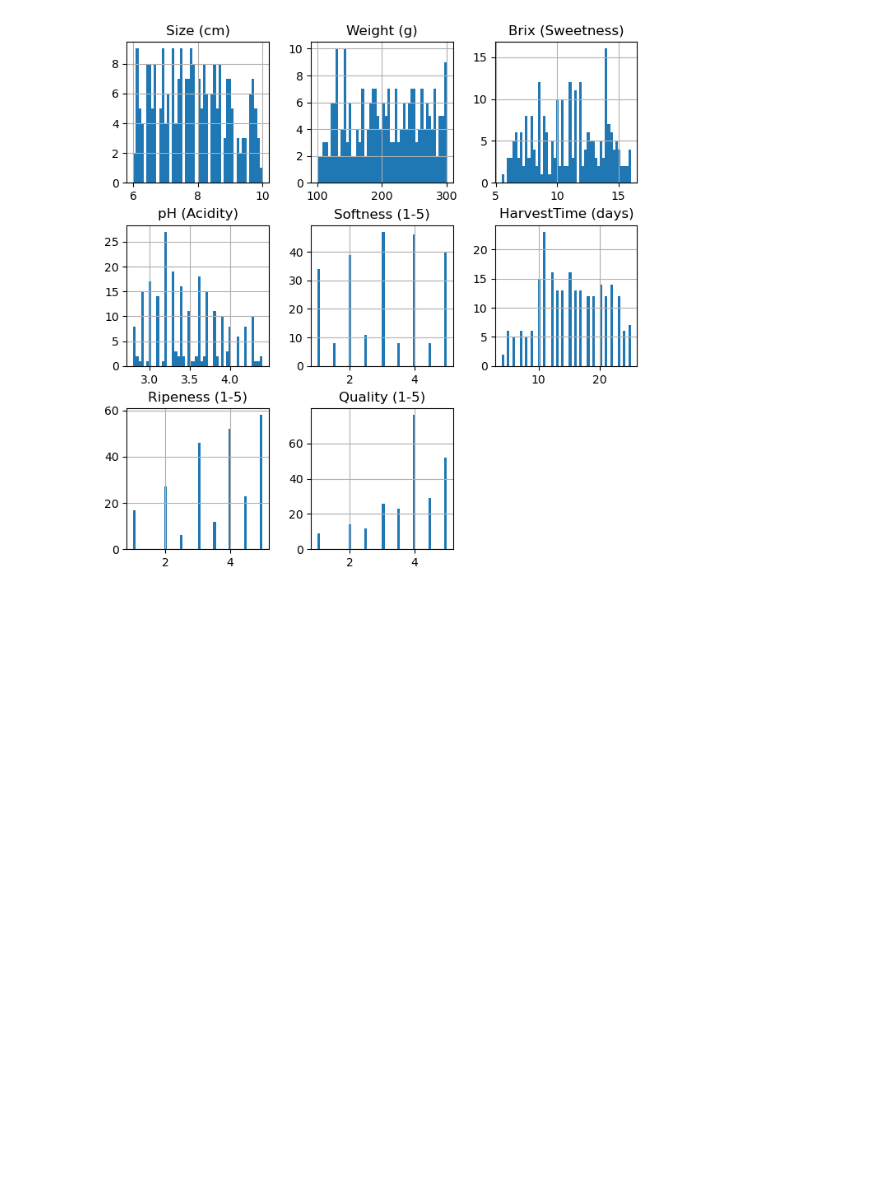
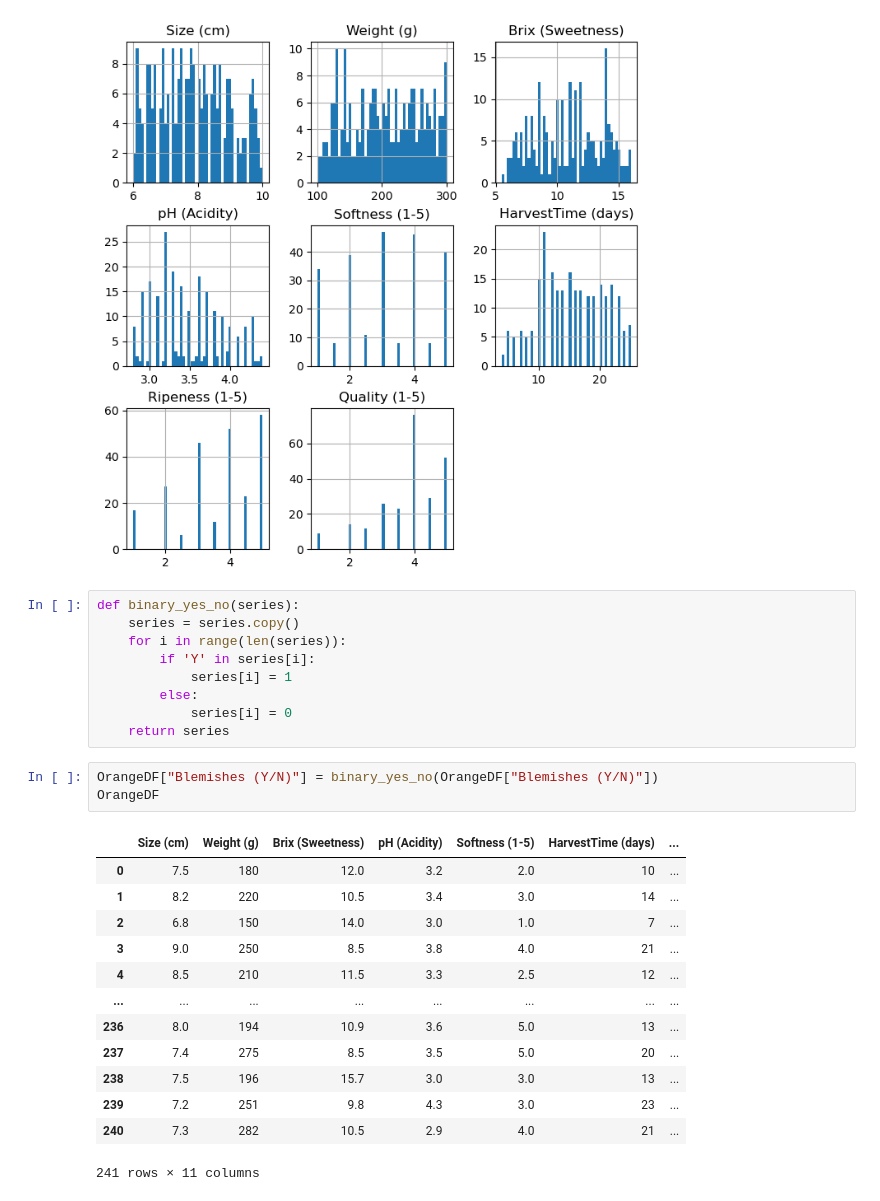
Before and after one commit to mbrwn65/OrangeAnalysis, a Jupyter notebook: orangeanalysis.ipynb, the cells around one changed output. Drawn from its saved outputs; the diff is of its cells as text; blank space fills up the shorter version.

Commit message:
Added the binary encoder function for the Blemishes column and put in a correlation matrix for the numerical columns.

```diff
--- a/orangeanalysis.ipynb
+++ b/orangeanalysis.ipynb
@@ -120,3 +120,29 @@ array([[<Axes: title={'center': 'Size (cm)'}>,
         <Axes: title={'center': 'Quality (1-5)'}>, <Axes: >]],
       dtype=object)
 [figure]
+# %%
+def binary_yes_no(series):
+    series = series.copy()
+    for i in range(len(series)):
+        if 'Y' in series[i]:
+            series[i] = 1
+        else:
+            series[i] = 0
+    return series
+# %%
+OrangeDF["Blemishes (Y/N)"] = binary_yes_no(OrangeDF["Blemishes (Y/N)"])
+OrangeDF
+# %% [output]
+|  | Size (cm) | Weight (g) | Brix (Sweetness) | pH (Acidity) | Softness (1-5) | HarvestTime (days) | ... |
+| 0 | 7.5 | 180 | 12.0 | 3.2 | 2.0 | 10 | ... |
+| 1 | 8.2 | 220 | 10.5 | 3.4 | 3.0 | 14 | ... |
+| 2 | 6.8 | 150 | 14.0 | 3.0 | 1.0 | 7 | ... |
+| 3 | 9.0 | 250 | 8.5 | 3.8 | 4.0 | 21 | ... |
+| 4 | 8.5 | 210 | 11.5 | 3.3 | 2.5 | 12 | ... |
+| ... | ... | ... | ... | ... | ... | ... | ... |
+| 236 | 8.0 | 194 | 10.9 | 3.6 | 5.0 | 13 | ... |
+| 237 | 7.4 | 275 | 8.5 | 3.5 | 5.0 | 20 | ... |
+| 238 | 7.5 | 196 | 15.7 | 3.0 | 3.0 | 13 | ... |
+| 239 | 7.2 | 251 | 9.8 | 4.3 | 3.0 | 23 | ... |
+| 240 | 7.3 | 282 | 10.5 | 2.9 | 4.0 | 21 | ... |
+241 rows × 11 columns
```
Also changed, not shown: parts of 1 cell of this notebook.
